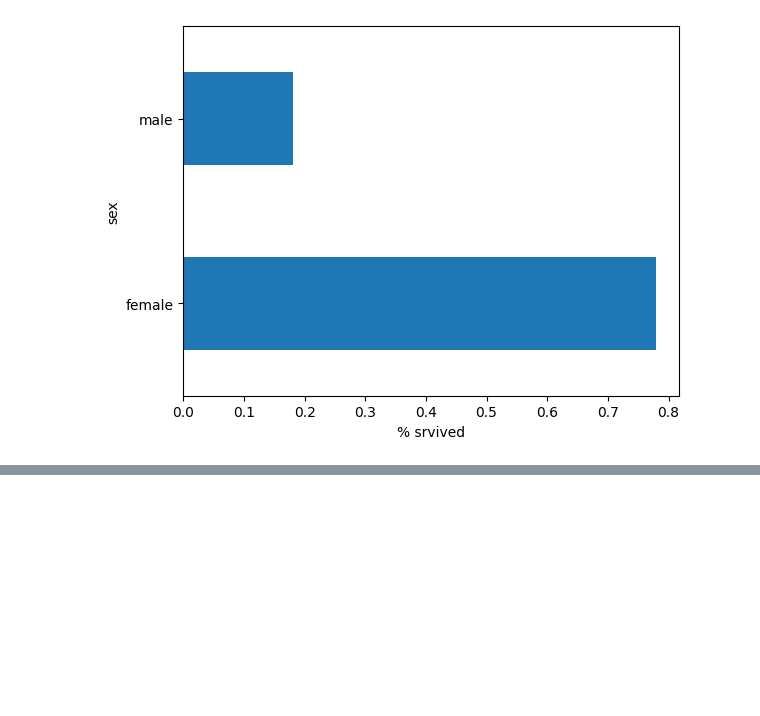
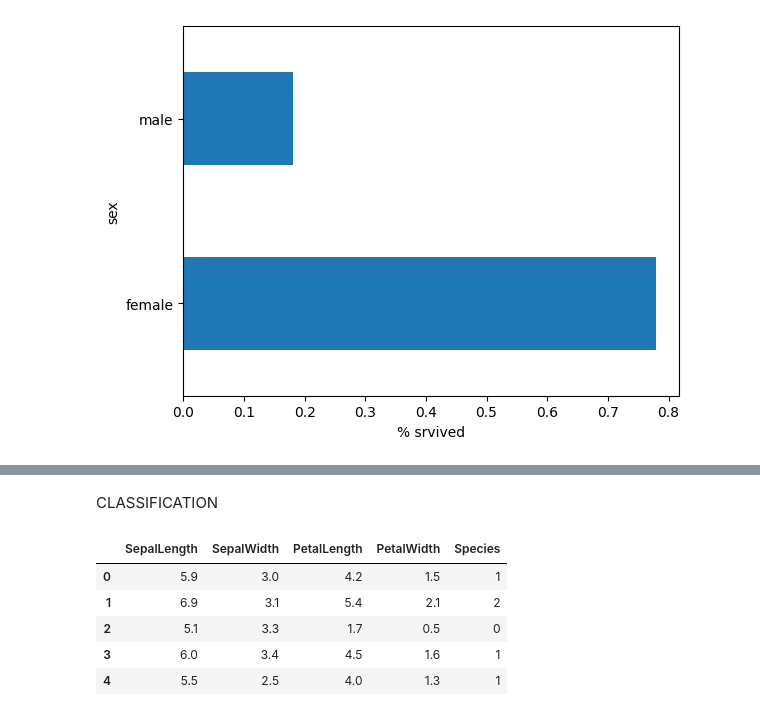
Before and after one commit to jaydeep-aspire/practice, a Jupyter notebook: tensorflow.ipynb, the cells around one changed output, grey strips where cells are left out. Saved outputs shown, nothing was run; the diff lists cells and outputs as text; code cells hidden in the pictures; blank space fills up the shorter version.

```diff
--- a/tensorflow.ipynb
+++ b/tensorflow.ipynb
@@ -218 +256,3 @@ probs.plot(kind='hist', bins=20, title='predicted probabilities')
 [figure]
+# %% [markdown]
+CLASSIFICATION
@@ -218,0 +263,21 @@ probs.plot(kind='hist', bins=20, title='predicted probabilities')
+# %%
+CSV_COLUMN_NAMES = ['SepalLength', 'SepalWidth', 'PetalLength', 'PetalWidth', 'Species']
+SPECIES = ['Setosa', 'Versicolor', 'Virginica']
+# %%
+train_path = tf.keras.utils.get_file(
+    "iris_training.csv", "https://storage.googleapis.com/download.tensorflow.org/data/iris_training.csv")
+test_path = tf.keras.utils.get_file(
+    "iris_test.csv", "https://storage.googleapis.com/download.tensorflow.org/data/iris_test.csv")
+
+train = pd.read_csv(train_path, names=CSV_COLUMN_NAMES, header=0)
+test = pd.read_csv(test_path, names=CSV_COLUMN_NAMES, header=0)
+# %%
+train.head()
+test.head()
+# %% [output]
+|  | SepalLength | SepalWidth | PetalLength | PetalWidth | Species |
+| 0 | 5.9 | 3.0 | 4.2 | 1.5 | 1 |
+| 1 | 6.9 | 3.1 | 5.4 | 2.1 | 2 |
+| 2 | 5.1 | 3.3 | 1.7 | 0.5 | 0 |
+| 3 | 6.0 | 3.4 | 4.5 | 1.6 | 1 |
+| 4 | 5.5 | 2.5 | 4.0 | 1.3 | 1 |
```
Also changed, not shown: parts of 15 cells of this notebook.
